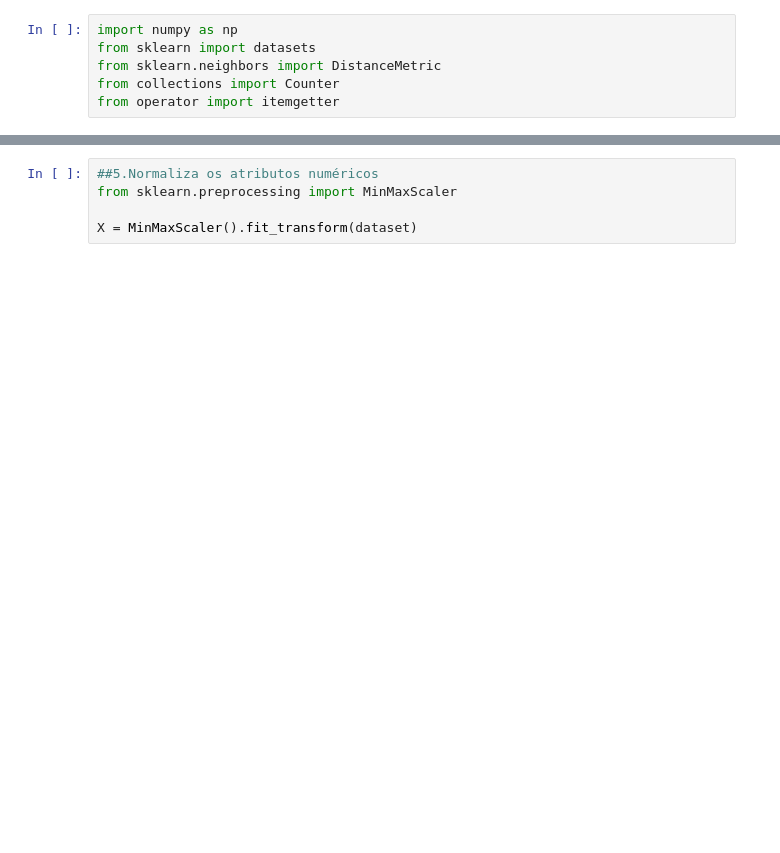
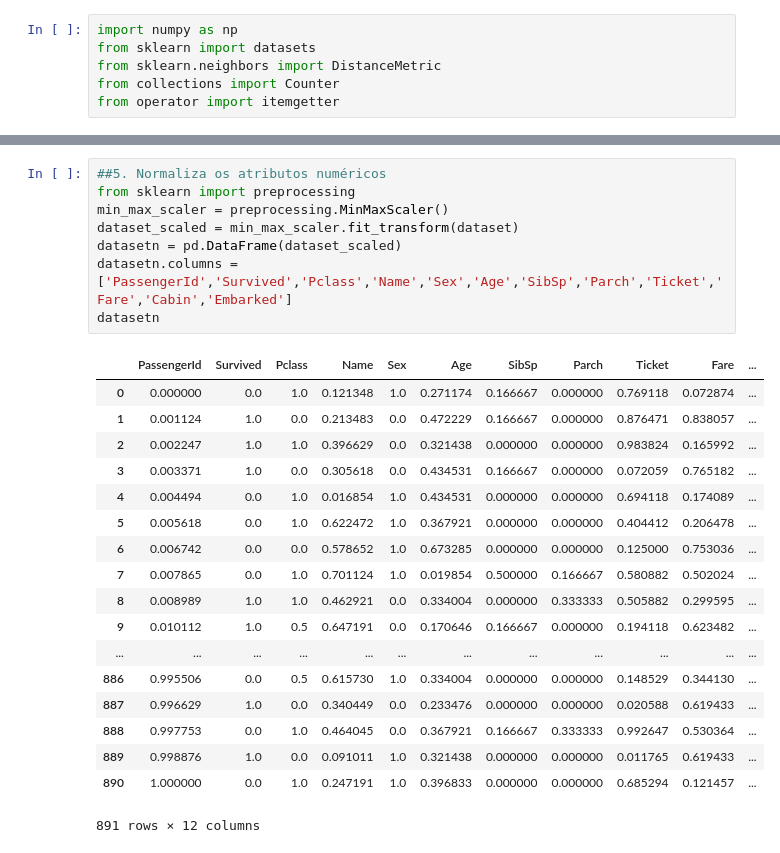
Before and after one commit to InsightLab/data-science-cookbook, a Jupyter notebook: 2017/04-knn-exercicio/knn_sayonara.ipynb, the cells around one changed output, grey strips where cells are left out. Saved outputs shown, nothing was run; the diff lists cells and outputs as text; blank space fills up the shorter version.

```diff
--- a/2017/04-knn-exercicio/knn_sayonara.ipynb
+++ b/2017/04-knn-exercicio/knn_sayonara.ipynb
@@ -151,6 +119,28 @@ dataset
 # %%
-##5.Normaliza os atributos numéricos
-from sklearn.preprocessing import MinMaxScaler
-
-X = MinMaxScaler().fit_transform(dataset)
+##5. Normaliza os atributos numéricos
+from sklearn import preprocessing
+min_max_scaler = preprocessing.MinMaxScaler()
+dataset_scaled = min_max_scaler.fit_transform(dataset)
+datasetn = pd.DataFrame(dataset_scaled)
+datasetn.columns = ['PassengerId','Survived','Pclass','Name','Sex','Age','SibSp','Parch','Ticket','Fare','Cabin','Embarked']
+datasetn
+# %% [output]
+|  | PassengerId | Survived | Pclass | Name | Sex | Age | SibSp | Parch | Ticket | Fare | ... |
+| 0 | 0.000000 | 0.0 | 1.0 | 0.121348 | 1.0 | 0.271174 | 0.166667 | 0.000000 | 0.769118 | 0.072874 | ... |
+| 1 | 0.001124 | 1.0 | 0.0 | 0.213483 | 0.0 | 0.472229 | 0.166667 | 0.000000 | 0.876471 | 0.838057 | ... |
+| 2 | 0.002247 | 1.0 | 1.0 | 0.396629 | 0.0 | 0.321438 | 0.000000 | 0.000000 | 0.983824 | 0.165992 | ... |
+| 3 | 0.003371 | 1.0 | 0.0 | 0.305618 | 0.0 | 0.434531 | 0.166667 | 0.000000 | 0.072059 | 0.765182 | ... |
+| 4 | 0.004494 | 0.0 | 1.0 | 0.016854 | 1.0 | 0.434531 | 0.000000 | 0.000000 | 0.694118 | 0.174089 | ... |
+| 5 | 0.005618 | 0.0 | 1.0 | 0.622472 | 1.0 | 0.367921 | 0.000000 | 0.000000 | 0.404412 | 0.206478 | ... |
+| 6 | 0.006742 | 0.0 | 0.0 | 0.578652 | 1.0 | 0.673285 | 0.000000 | 0.000000 | 0.125000 | 0.753036 | ... |
+| 7 | 0.007865 | 0.0 | 1.0 | 0.701124 | 1.0 | 0.019854 | 0.500000 | 0.166667 | 0.580882 | 0.502024 | ... |
+| 8 | 0.008989 | 1.0 | 1.0 | 0.462921 | 0.0 | 0.334004 | 0.000000 | 0.333333 | 0.505882 | 0.299595 | ... |
+| 9 | 0.010112 | 1.0 | 0.5 | 0.647191 | 0.0 | 0.170646 | 0.166667 | 0.000000 | 0.194118 | 0.623482 | ... |
+| ... | ... | ... | ... | ... | ... | ... | ... | ... | ... | ... | ... |
+| 886 | 0.995506 | 0.0 | 0.5 | 0.615730 | 1.0 | 0.334004 | 0.000000 | 0.000000 | 0.148529 | 0.344130 | ... |
+| 887 | 0.996629 | 1.0 | 0.0 | 0.340449 | 0.0 | 0.233476 | 0.000000 | 0.000000 | 0.020588 | 0.619433 | ... |
+| 888 | 0.997753 | 0.0 | 1.0 | 0.464045 | 0.0 | 0.367921 | 0.166667 | 0.333333 | 0.992647 | 0.530364 | ... |
+| 889 | 0.998876 | 1.0 | 0.0 | 0.091011 | 1.0 | 0.321438 | 0.000000 | 0.000000 | 0.011765 | 0.619433 | ... |
+| 890 | 1.000000 | 0.0 | 1.0 | 0.247191 | 1.0 | 0.396833 | 0.000000 | 0.000000 | 0.685294 | 0.121457 | ... |
+891 rows × 12 columns
 # %%
```
Also changed, not shown: parts of 22 cells of this notebook.
